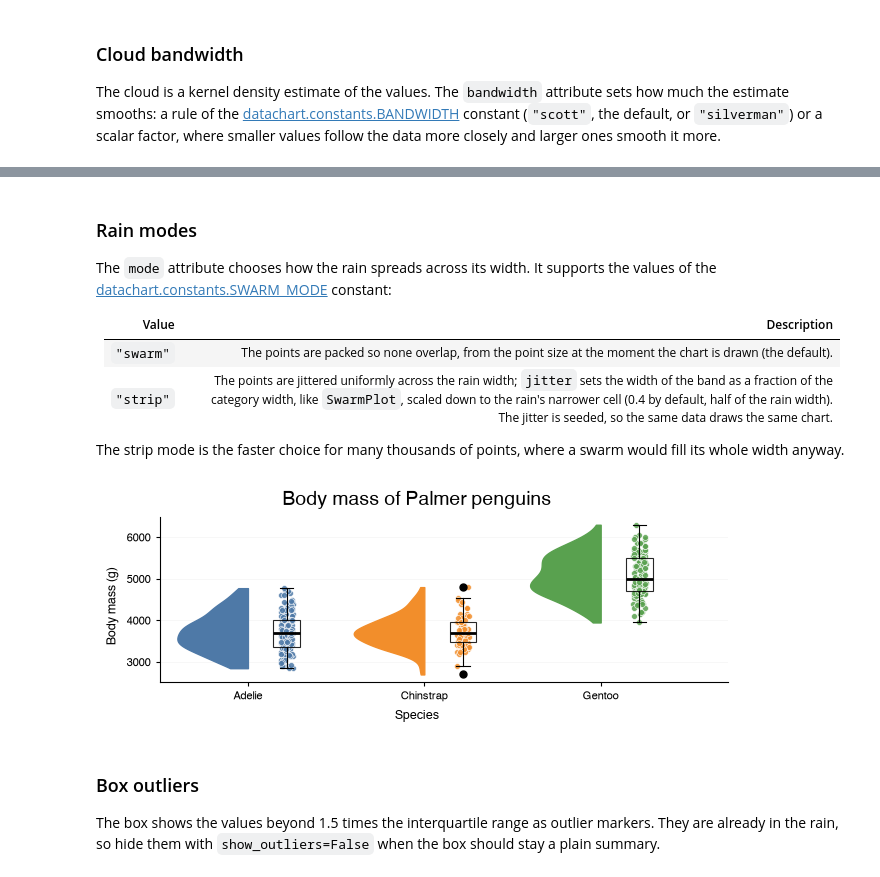
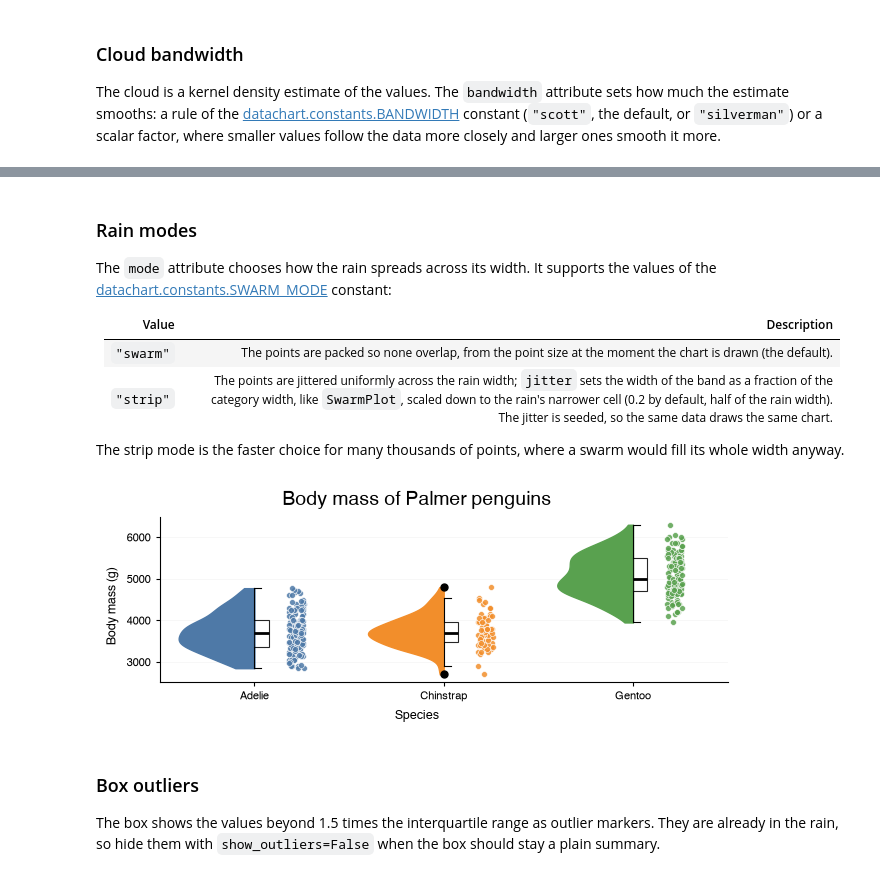
Before and after one commit to eriknovak/datachart, a Jupyter notebook: docs/how-to-guides/charts/raincloudplot.ipynb, the cells around one changed output, grey strips where cells are left out. Drawn from its saved outputs; the diff is of its cells as text; code cells hidden in the pictures.

```diff
--- a/docs/how-to-guides/charts/raincloudplot.ipynb
+++ b/docs/how-to-guides/charts/raincloudplot.ipynb
@@ -334,7 +334,7 @@ The `mode` attribute chooses how the rain spreads across its width. It supports
 | Value | Description |
 | :---- | :---------- |
 | `"swarm"` | The points are packed so none overlap, from the point size at the moment the chart is drawn (the default). |
-| `"strip"` | The points are jittered uniformly across the rain width; `jitter` sets the width of the band as a fraction of the category width, like `SwarmPlot`, scaled down to the rain's narrower cell (0.4 by default, half of the rain width). The jitter is seeded, so the same data draws the same chart. |
+| `"strip"` | The points are jittered uniformly across the rain width; `jitter` sets the width of the band as a fraction of the category width, like `SwarmPlot`, scaled down to the rain's narrower cell (0.2 by default, half of the rain width). The jitter is seeded, so the same data draws the same chart. |
 
 The strip mode is the faster choice for many thousands of points, where a swarm would fill its whole width anyway.
 # %%
@@ -342,18 +342,18 @@ from datachart.constants import SWARM_MODE
 # %%
 RaincloudPlot(
     data=chart_data,
     # jitter the rain instead of packing it
     mode=SWARM_MODE.STRIP,
-    # narrow the jitter band to a quarter of the rain width
-    jitter=0.2,
+    # widen the jitter band to the whole rain width
+    jitter=0.4,
     title="Body mass of Palmer penguins",
     xlabel="Species",
     ylabel="Body mass (g)",
     figsize=FIG_SIZE.FULL_SHORT,
     show_grid=SHOW_GRID.Y,
 ).show()
 # %% [output]
-[figure, old version]
+[figure, new version]
 # %% [markdown]
 ### Box outliers
 
```
Also changed, not shown: parts of 17 cells of this notebook, 6 other files.
